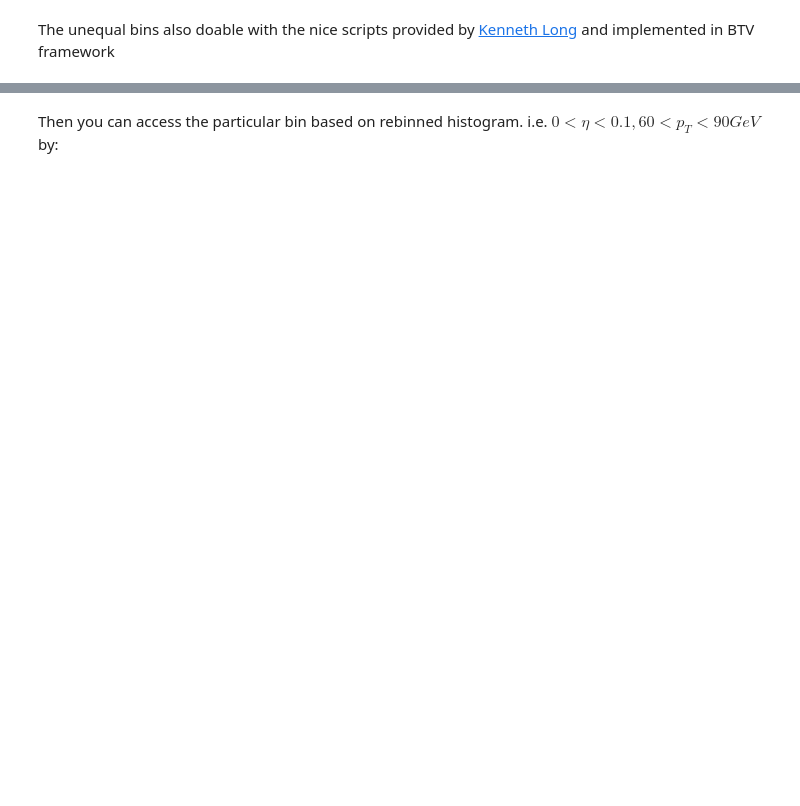
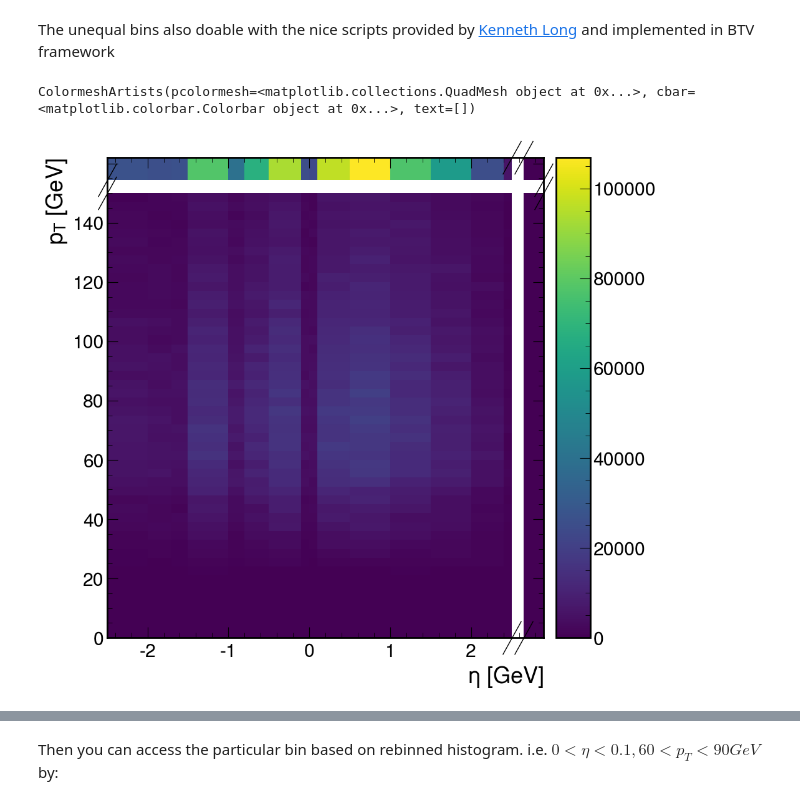
Before and after one commit to cms-btv-pog/BTVNanoCommissioning, a Jupyter notebook: notebooks/BTV_commissiong_tutorial-coffea.ipynb, the cells around one changed output, grey strips where cells are left out. Saved outputs shown, nothing was run; the diff lists cells and outputs as text; code cells hidden in the pictures; blank space fills up the shorter version.

```diff
--- a/notebooks/BTV_commissiong_tutorial-coffea.ipynb
+++ b/notebooks/BTV_commissiong_tutorial-coffea.ipynb
@@ -429,31 +499,34 @@ The unequal bins also doable with the nice scripts provided by [Kenneth Long](ht
 # %%
 from BTVNanoCommissioning.utils.plot_utils import rebin_hist
 
 # get the rebinned histogram by input the (hist-to-rebinned, axis-name, edges)
 # edge could be an array or integer(-> same as hist.rebin as shown above)
 # rebinned eta
 rebin_eta = [
     -2.5,
     -2,
     -1.7,
     -1.5,
     -1.0,
     -0.8,
     -0.5,
     -0.1,
     0.0,
     0.1,
     0.5,
     1.0,
     1.5,
     2.0,
     2.4,
     2.5,
 ]
 rebin_eta_h = rebin_hist(
     output["TTTo2L2Nu_TuneCP5_13TeV-powheg-pythia8"]["dr_mujet0"], "eta", rebin_eta
 )
-rebin_eta_h[{"flav": sum, "dr": sum}].plot()
+rebin_eta_h[{"flav": sum, "dr": sum}].plot(flow="show")
+# %% [output]
+ColormeshArtists(pcolormesh=<matplotlib.collections.QuadMesh object at 0x...>, cbar=<matplotlib.colorbar.Colorbar object at 0x...>, text=[])
+[figure, added]
 # %%
 # rebinned pT
 rebin_pt = [0, 15, 18, 21, 24, 27, 30, 39, 45, 60, 90, 150]
```
Also changed, not shown: parts of 22 cells of this notebook, 9 other files.
